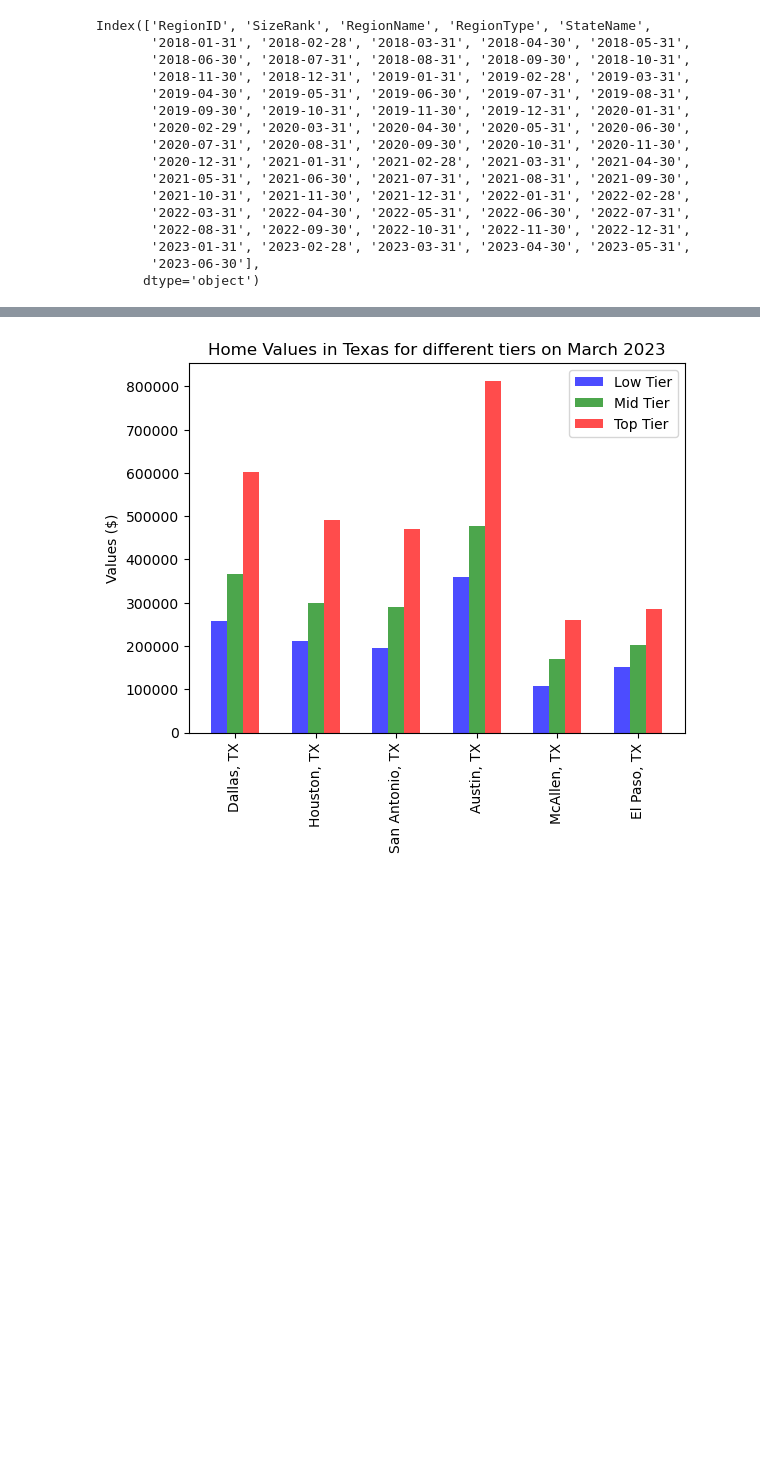
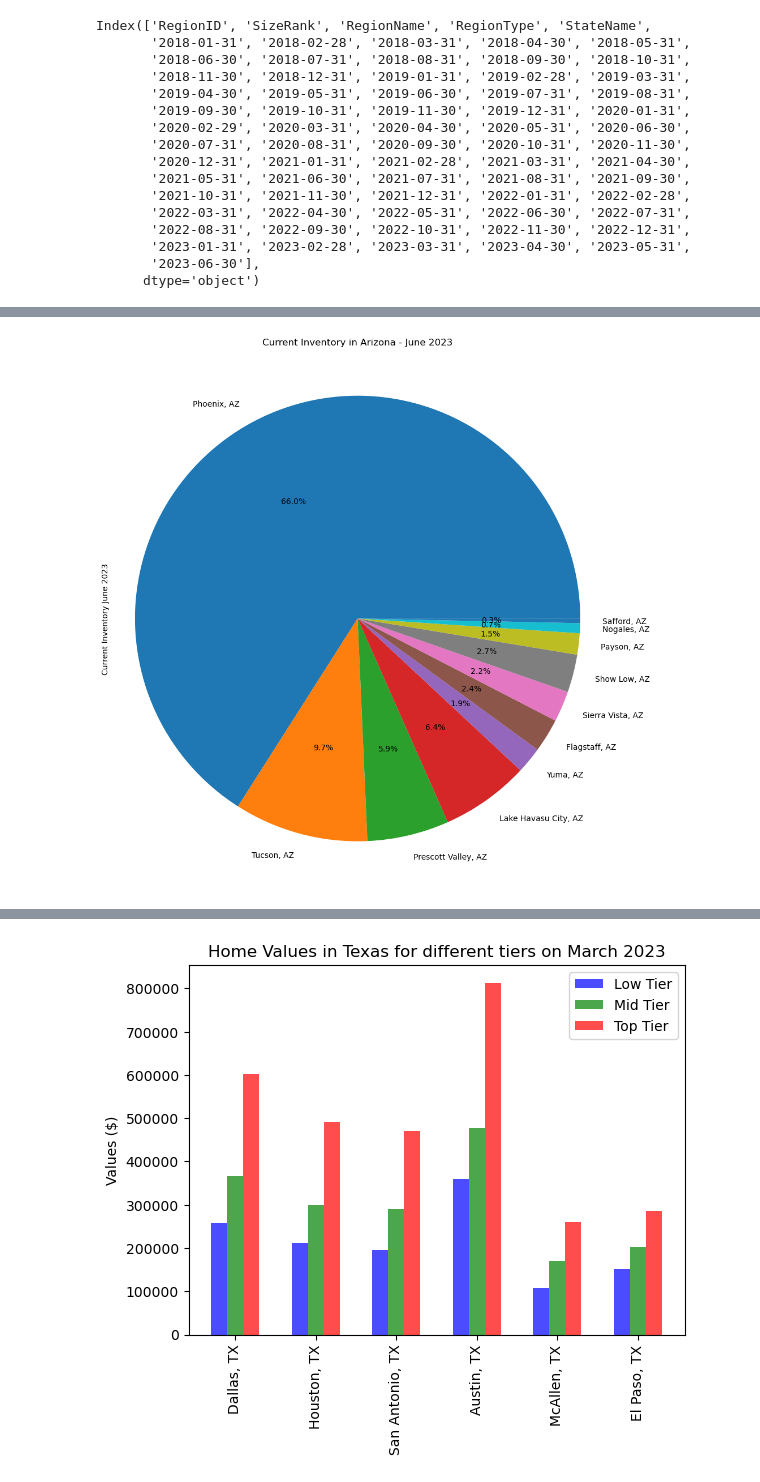
Before and after one commit to grantkerkman/project1_housing, a Jupyter notebook: grant_notebook.ipynb, the cells around one changed output, grey strips where cells are left out. Drawn from its saved outputs; the diff is of its cells as text; code cells hidden in the pictures; blank space fills up the shorter version.

```diff
--- a/grant_notebook.ipynb
+++ b/grant_notebook.ipynb
@@ -336,0 +319,16 @@ Index(['RegionID', 'SizeRank', 'RegionName', 'RegionType', 'StateName',
+# %%
+# Create a Summary Table of the MSA of Arizona for current inventory
+az_summary = inventory_df.loc[inventory_df["StateName"] == "AZ"]
+az_summary = az_summary[['RegionName','SizeRank', '2023-06-30']]
+az_summary.reset_index(drop=True, inplace=True)
+
+# Rename Columns
+az_summary.rename(columns = {"SizeRank":"Population Rank",
+                            "RegionName": "Metro Area",
+                            "2023-06-30": "Current Inventory June 2023"
+                            }, inplace=True)
+
+# Create a column to show inventory as a percent
+az_summary["As %"] = az_summary["Current Inventory June 2023"] / az_summary["Current Inventory June 2023"].sum() *100
+az_summary["As %"] = az_summary["As %"].apply("{:.2f}%".format)
+az_summary
@@ -336,0 +348,14 @@ Index(['RegionID', 'SizeRank', 'RegionName', 'RegionType', 'StateName',
+# %%
+# Create a Pie Chart for Arizona MSA
+az_summary.plot(kind='pie', y='Current Inventory June 2023',
+                labels=az_summary["Metro Area"], autopct='%1.1f%%',
+                title="Current Inventory in Arizona - June 2023",
+                legend=False, figsize=(10, 10)
+               )
+plt.axis('equal')
+plt.tight_layout()
+
+# Show the pie chart
+plt.show()
+# %% [output]
+[figure, added]
```
Also changed, not shown: parts of 11 cells of this notebook.
